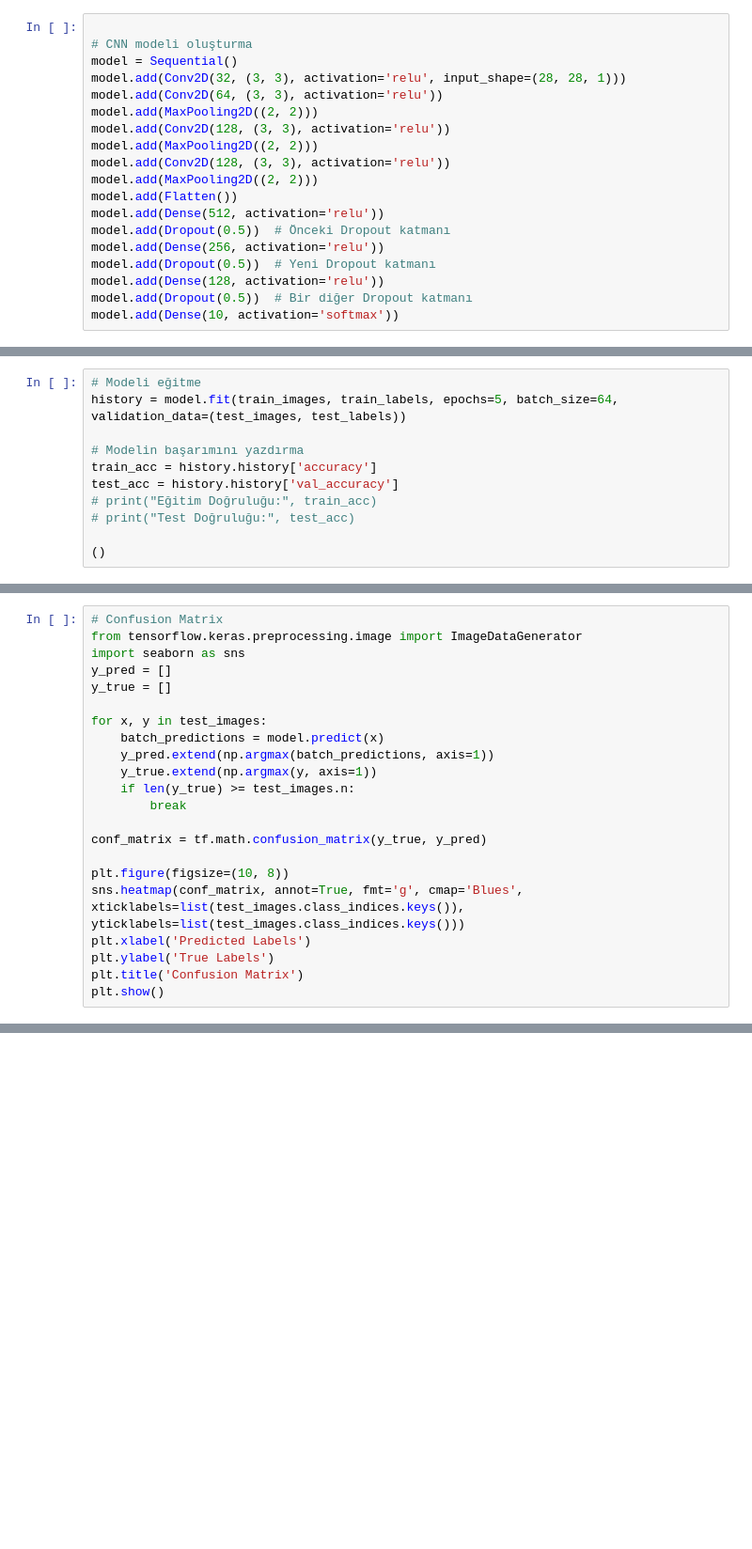
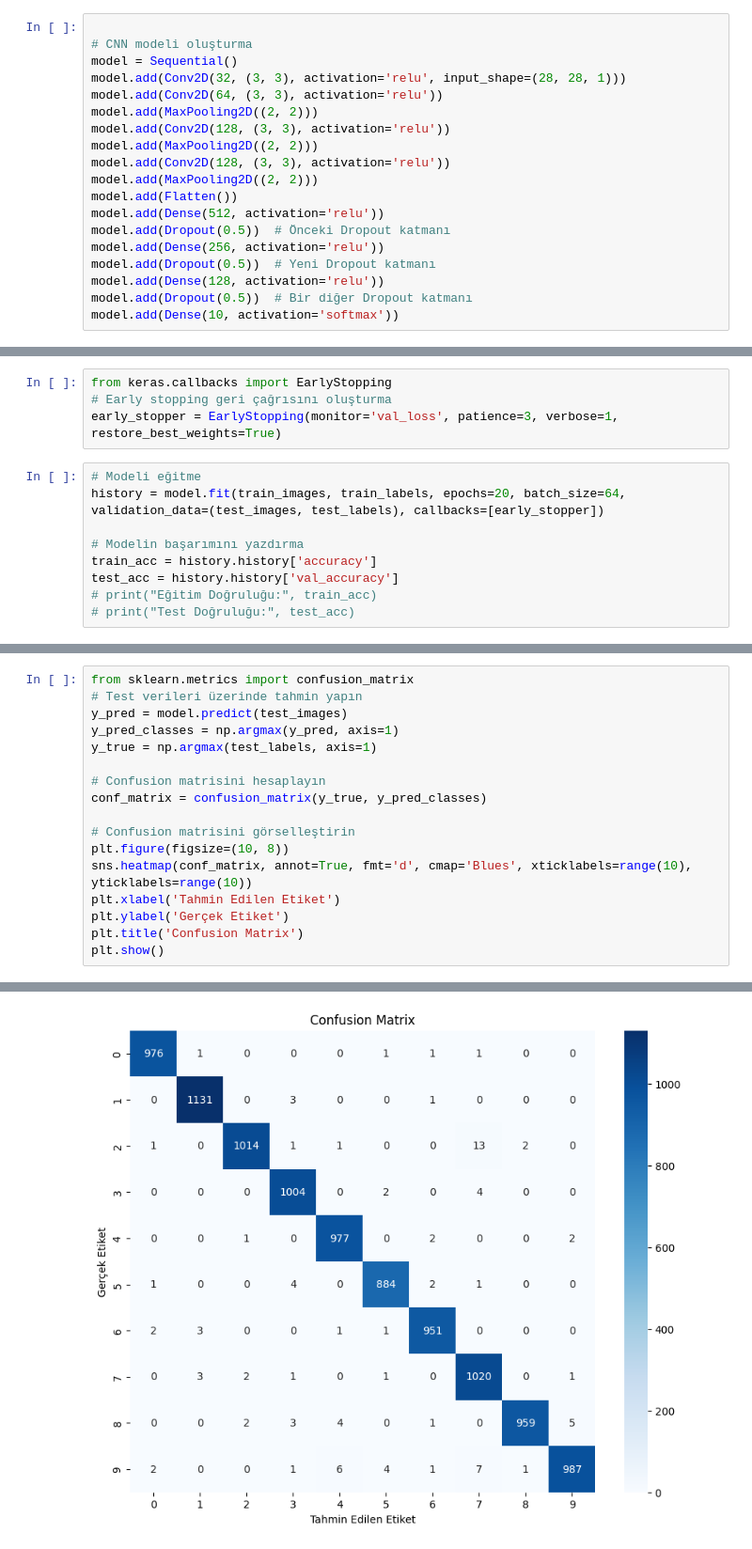
Before and after one commit to havvabzkrtt/El_Yazisini_Dijitale_Ceviren_Web_Uygulamasi, a Jupyter notebook: train/model_numbers_evaluate.ipynb, the cells around one changed output, grey strips where cells are left out. Shown at 94% size. Drawn from its saved outputs; the diff is of its cells as text; blank space fills up the shorter version.

```diff
--- a/train/model_numbers_evaluate.ipynb
+++ b/train/model_numbers_evaluate.ipynb
@@ -47,11 +70,13 @@ model.summary()
+# %%
+from keras.callbacks import EarlyStopping
+# Early stopping geri çağrısını oluşturma
+early_stopper = EarlyStopping(monitor='val_loss', patience=3, verbose=1, restore_best_weights=True)
 # %%
 # Modeli eğitme
-history = model.fit(train_images, train_labels, epochs=5, batch_size=64, validation_data=(test_images, test_labels))
+history = model.fit(train_images, train_labels, epochs=20, batch_size=64, validation_data=(test_images, test_labels), callbacks=[early_stopper])
 
 # Modelin başarımını yazdırma
 train_acc = history.history['accuracy']
 test_acc = history.history['val_accuracy']
 # print("Eğitim Doğruluğu:", train_acc)
 # print("Test Doğruluğu:", test_acc)
-
-()
@@ -61,22 +102,18 @@ model.save("../models/model_sayilar.h5")
 # %%
-# Confusion Matrix
-from tensorflow.keras.preprocessing.image import ImageDataGenerator
-import seaborn as sns
-y_pred = []
-y_true = []
+from sklearn.metrics import confusion_matrix
+# Test verileri üzerinde tahmin yapın
+y_pred = model.predict(test_images)
+y_pred_classes = np.argmax(y_pred, axis=1)
+y_true = np.argmax(test_labels, axis=1)
 
-for x, y in test_images:
-    batch_predictions = model.predict(x)
-    y_pred.extend(np.argmax(batch_predictions, axis=1))
-    y_true.extend(np.argmax(y, axis=1))
-    if len(y_true) >= test_images.n:
-        break
+# Confusion matrisini hesaplayın
+conf_matrix = confusion_matrix(y_true, y_pred_classes)
 
-conf_matrix = tf.math.confusion_matrix(y_true, y_pred)
-
+# Confusion matrisini görselleştirin
 plt.figure(figsize=(10, 8))
-sns.heatmap(conf_matrix, annot=True, fmt='g', cmap='Blues', xticklabels=list(test_images.class_indices.keys()), yticklabels=list(test_images.class_indices.keys()))
-plt.xlabel('Predicted Labels')
-plt.ylabel('True Labels')
+sns.heatmap(conf_matrix, annot=True, fmt='d', cmap='Blues', xticklabels=range(10), yticklabels=range(10))
+plt.xlabel('Tahmin Edilen Etiket')
+plt.ylabel('Gerçek Etiket')
 plt.title('Confusion Matrix')
 plt.show()
+# %% [output]
@@ -83,3 +121,4 @@ plt.show()
+[figure, added]
 # %%
 # Model ile tahmin yapın
 y_pred = model.predict(test_images)
```
Also changed, not shown: parts of 9 cells of this notebook, 3 other files.
